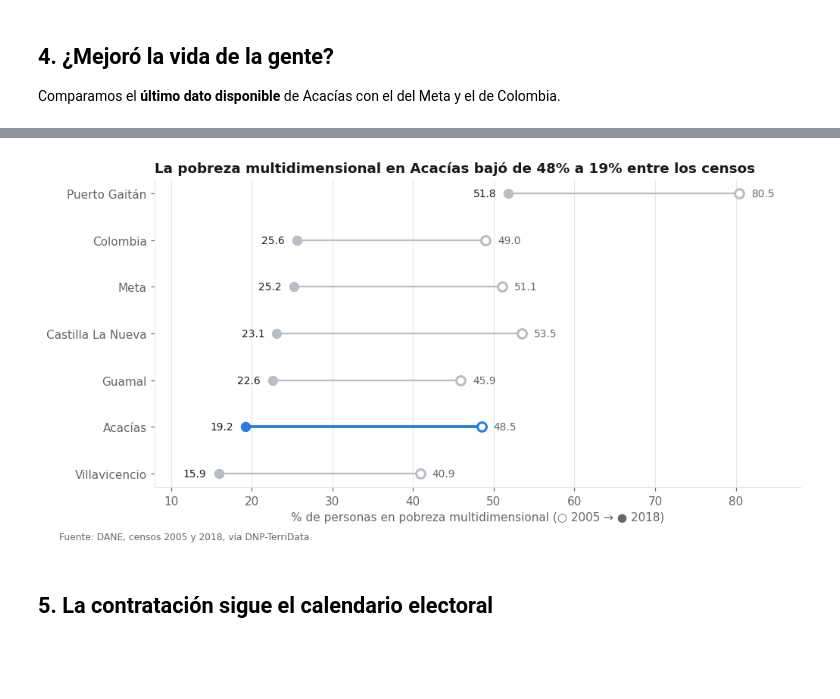
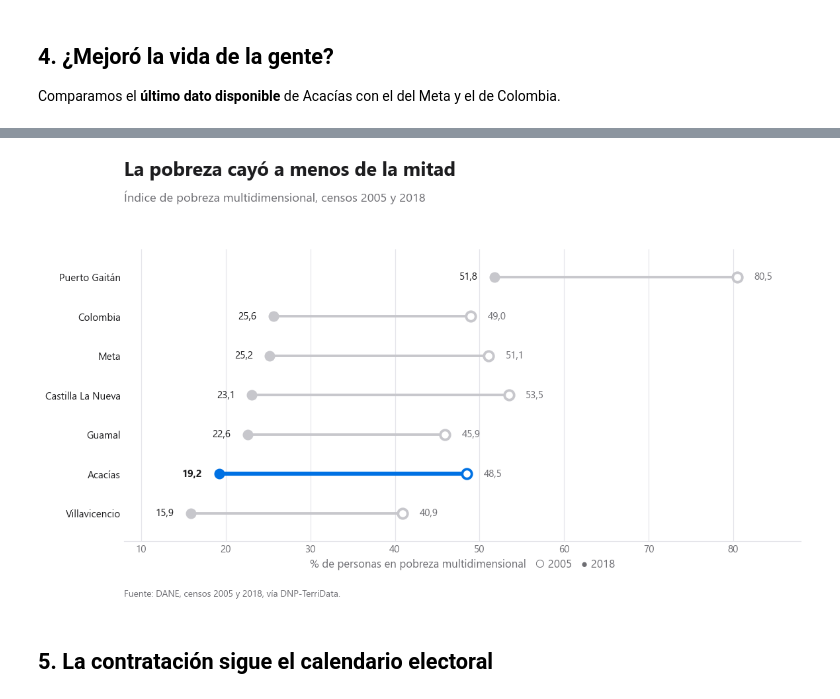
Before and after one commit to Hamashy/acacias-petroleo-regalias, a Jupyter notebook: notebooks/07_analisis_final.ipynb, the cells around one changed output, grey strips where cells are left out. Cells and saved outputs as stored; diff of their text form; code cells hidden in the pictures; blank space fills up the shorter version.

```diff
--- a/notebooks/07_analisis_final.ipynb
+++ b/notebooks/07_analisis_final.ipynb
@@ -113,22 +227,3 @@ Total 2013-2025: generadas 8,351 mm, recibidas 430 mm -> $5.1 por cada $100
 **Hallazgo:** la alcaldía recibe entre **$2 y $9 por cada $100** de regalías que produce su petróleo. Desde 2021, con el nuevo régimen del SGR (Ley 2056 de 2020), la porción subió, pero sigue siendo menos de una décima parte.
 # %% [markdown]
 ## 3. ¿En qué se invirtió?
-# %%
-sect = pd.read_csv(DATA / "proyectos_sgr_por_sector.csv").set_index("sector")["valor_mm"].sort_values()
-nombres = {"Vivienda, Ciudad Y Territorio": "Vivienda, agua y alcantarillado",
-           "Tecnologías De La Información Y Las Comunicaciones": "TIC",
-           "Comercio, Industria Y Turismo": "Comercio y turismo",
-           "Ambiente Y Desarrollo Sostenible": "Ambiente"}
-sect.index = [nombres.get(s, s) for s in sect.index]
-
-fig, ax = plt.subplots(figsize=(10, 5))
-ax.barh(sect.index, sect.values, color=AZUL, height=0.6)
-ax.grid(axis="x"); ax.grid(axis="y", visible=False)
-ax.set_title(f"Vías y vivienda/agua se llevan casi 7 de cada 10 pesos de los proyectos con regalías")
-ax.set_xlabel(f"Miles de millones de pesos de {ANIO_BASE}")
-pct = 100 * sect / sect.sum()
-for i, (v, p) in enumerate(zip(sect.values, pct.values)):
-    ax.text(v + 3, i, f"{p:.0f}%", va="center", fontsize=9, color=TEXTO)
-fuente(fig, "Fuente: DNP-MapaInversiones. Proyectos SGR de la Alcaldía de Acacías terminados, en ejecución o viables.")
-guardar(fig, "03_inversion_por_sector.png")
-plt.show()
@@ -171,27 +313,31 @@ plt.show()
 # %%
-censo = pd.read_csv(DATA / "terridata_pobreza_censos.csv")
-ipm = (censo[censo["indicador"] == "indice de pobreza multidimensional - IPM (Censo)"]
-         .set_index("lugar")[["2005", "2018"]].astype(float).sort_values("2018"))
+ipm_orden = ipm.sort_values("2018")
 
-fig, ax = plt.subplots(figsize=(10, 4.8))
-for i, (lugar, r) in enumerate(ipm.iterrows()):
-    color = AZUL if lugar == "Acacías" else GRIS
-    ax.plot([r["2005"], r["2018"]], [i, i], color=color, lw=2.5 if lugar == "Acacías" else 1.5, zorder=1)
-    ax.scatter(r["2005"], i, s=60, color="white", edgecolor=color, lw=2, zorder=2)
-    ax.scatter(r["2018"], i, s=60, color=color, zorder=2)
-    ax.text(r["2018"] - 1.5, i, f"{r['2018']:.1f}", ha="right", va="center", fontsize=9, color=TEXTO)
-    ax.text(r["2005"] + 1.5, i, f"{r['2005']:.1f}", ha="left", va="center", fontsize=9, color=TEXTO2)
-ax.set_yticks(range(len(ipm)))
-ax.set_yticklabels(ipm.index)
-ax.grid(axis="x"); ax.grid(axis="y", visible=False)
-ax.set_xlabel("% de personas en pobreza multidimensional (○ 2005 → ● 2018)")
-ax.set_xlim(8, 88)
-ax.set_title("La pobreza multidimensional en Acacías bajó de 48% a 19% entre los censos")
-fuente(fig, "Fuente: DANE, censos 2005 y 2018, vía DNP-TerriData.")
-guardar(fig, "05_pobreza_censos.png")
-plt.show()
+def dibujar_pobreza(t):
+    fig, ax = plt.subplots(figsize=(12, 5.2))
+    ax.set_xlim(8, 88); ax.set_ylim(-0.7, len(ipm_orden) - 0.3)
+    for i, (lugar, r) in enumerate(ipm_orden.iterrows()):
+        c = t["acacias"] if lugar == "Acacías" else t["contexto"]
+        ax.plot([r["2005"], r["2018"]], [i, i], color=c, lw=4 if lugar == "Acacías" else 2.5,
+                solid_capstyle="round", zorder=1)
+        ax.scatter(r["2005"], i, s=90, facecolor=t["fondo"], edgecolor=c, lw=2.5, zorder=2)
+        ax.scatter(r["2018"], i, s=90, color=c, zorder=2)
+        peso = "bold" if lugar == "Acacías" else "normal"
+        ax.text(r["2018"] - 2, i, coma(r["2018"]), ha="right", va="center", fontsize=10, color=t["texto"], fontweight=peso)
+        ax.text(r["2005"] + 2, i, coma(r["2005"]), ha="left", va="center", fontsize=10, color=t["texto2"])
+    ax.set_yticks(range(len(ipm_orden))); ax.set_yticklabels(ipm_orden.index)
+    ax.grid(axis="y", visible=False); ax.grid(axis="x")
+    ax.set_xlabel("% de personas en pobreza multidimensional   ○ 2005   ● 2018")
+    aplicar_tema(fig, ax, t)
+    ax.tick_params(axis="y", colors=t["texto"])
+    encabezado(fig, "La pobreza cayó a menos de la mitad",
+               "Índice de pobreza multidimensional, censos 2005 y 2018", t)
+    pie(fig, "Fuente: DANE, censos 2005 y 2018, vía DNP-TerriData.", t)
+    return fig
+
+guardar_y_mostrar(dibujar_pobreza, "05_pobreza_censos")
 # %% [output]
-[figure, old version]
+[figure, new version]
 # %% [markdown]
 ## 5. La contratación sigue el calendario electoral
 # %%
```
Also changed, not shown: parts of 19 cells of this notebook, 16 other files.
